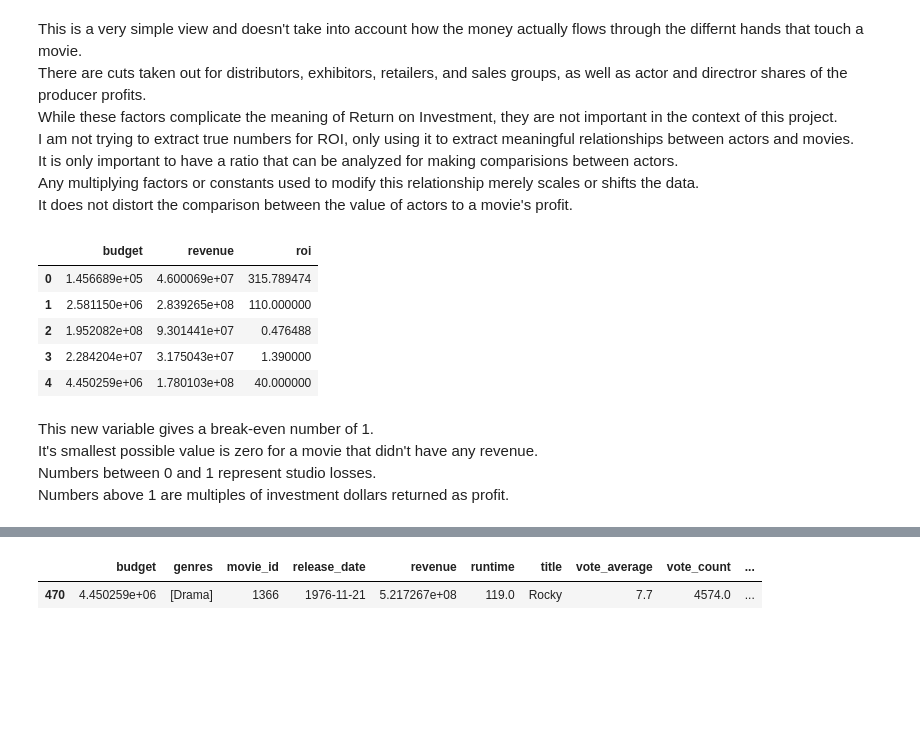
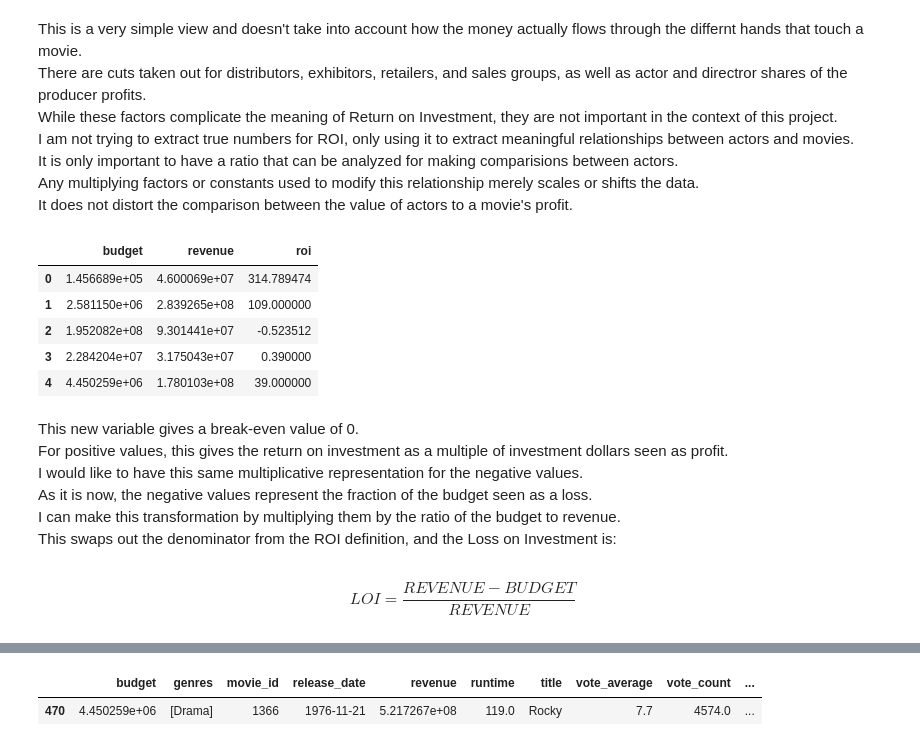
Before and after one commit to christianspybrook/springboard, a Jupyter notebook: capstones/capstone1/capstone1_wrangler.ipynb, the cells around one changed output, grey strips where cells are left out. Cells and saved outputs as stored; diff of their text form; code cells hidden in the pictures; blank space fills up the shorter version.

Commit message:
Make target variables more explanatory

```diff
--- a/capstones/capstone1/capstone1_wrangler.ipynb
+++ b/capstones/capstone1/capstone1_wrangler.ipynb
@@ -513,17 +503,21 @@ Any multiplying factors or constants used to modify this relationship merely sca
 It does not distort the comparison between the value of actors to a movie's profit.
 # %%
 # combine both monetary columns to get ROI
-movie_df['roi'] = movie_df[['revenue']].divide(movie_df['budget'], axis='index')
+movie_df['roi'] = np.subtract(movie_df['revenue'], movie_df['budget']).divide(movie_df['budget'], axis='index')
 movie_df[['budget', 'revenue', 'roi']].head()
 # %% [output]
 |  | budget | revenue | roi |
-| 0 | 1.456689e+05 | 4.600069e+07 | 315.789474 |
-| 1 | 2.581150e+06 | 2.839265e+08 | 110.000000 |
-| 2 | 1.952082e+08 | 9.301441e+07 | 0.476488 |
-| 3 | 2.284204e+07 | 3.175043e+07 | 1.390000 |
-| 4 | 4.450259e+06 | 1.780103e+08 | 40.000000 |
+| 0 | 1.456689e+05 | 4.600069e+07 | 314.789474 |
+| 1 | 2.581150e+06 | 2.839265e+08 | 109.000000 |
+| 2 | 1.952082e+08 | 9.301441e+07 | -0.523512 |
+| 3 | 2.284204e+07 | 3.175043e+07 | 0.390000 |
+| 4 | 4.450259e+06 | 1.780103e+08 | 39.000000 |
-# %% [markdown]
-This new variable gives a break-even number of 1.<br>
-It's smallest possible value is zero for a movie that didn't have any revenue.<br>
-Numbers between 0 and 1 represent studio losses.<br>
-Numbers above 1 are multiples of investment dollars returned as profit.
+# %% [markdown]
+This new variable gives a break-even value of 0.<br>
+For positive values, this gives the return on investment as a multiple of investment dollars seen as profit.<br>
+I would like to have this same multiplicative representation for the negative values.<br>
+As it is now, the negative values represent the fraction of the budget seen as a loss.<br>
+I can make this transformation by multiplying them by the ratio of the budget to revenue.<br>
+This swaps out the denominator from the ROI definition, and the Loss on Investment is:
+# %% [markdown]
+$$LOI = \frac{REVENUE - BUDGET}{REVENUE}$$
```
Also changed, not shown: parts of 68 cells of this notebook.
